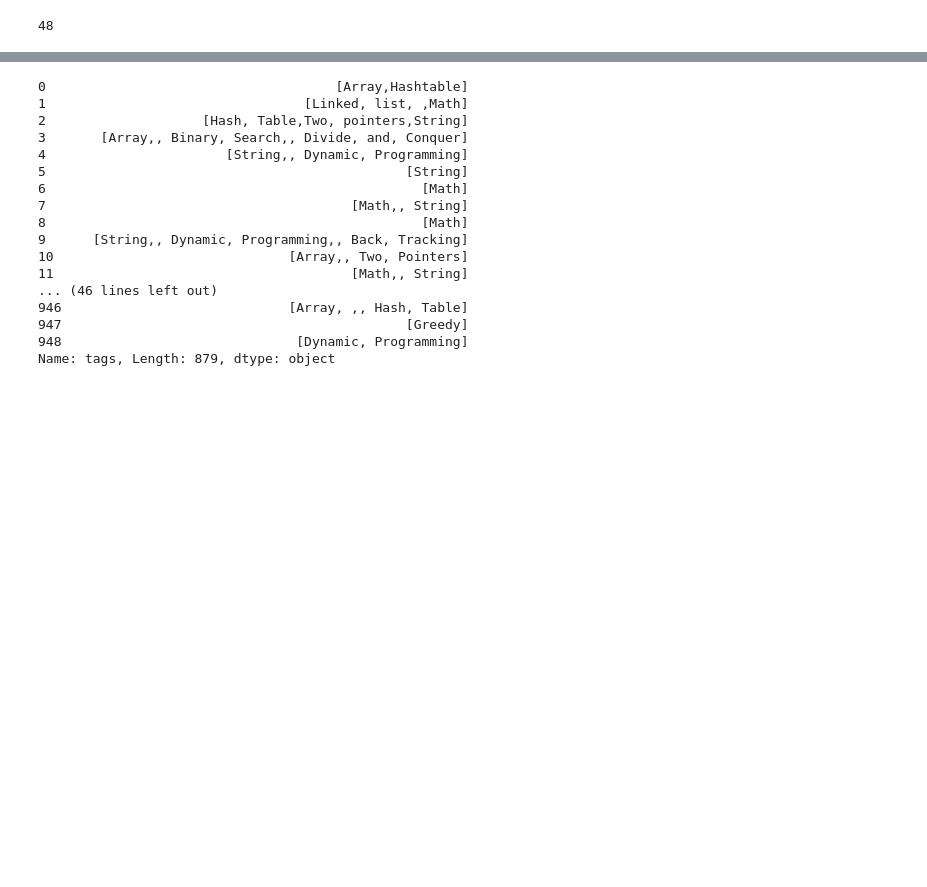
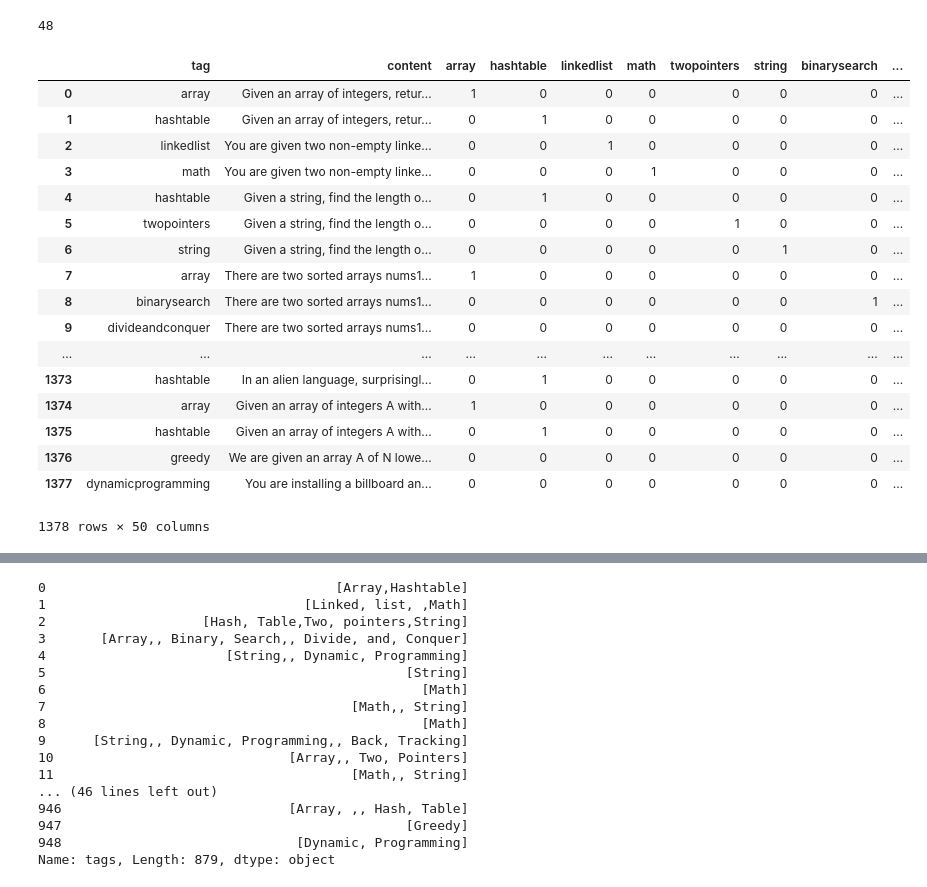
Before and after one commit to shashisp/multi_label, a Jupyter notebook: multi_label.ipynb, the cells around one changed output, grey strips where cells are left out. Cells and saved outputs as stored; diff of their text form; code cells hidden in the pictures; blank space fills up the shorter version.

```diff
--- a/multi_label.ipynb
+++ b/multi_label.ipynb
@@ -63,0 +87,21 @@ print(len(tags))
+# %%
+tag_to_content
+# %% [output]
+|  | tag | content | array | hashtable | linkedlist | math | twopointers | string | binarysearch | ... |
+| 0 | array | Given an array of integers, retur... | 1 | 0 | 0 | 0 | 0 | 0 | 0 | ... |
+| 1 | hashtable | Given an array of integers, retur... | 0 | 1 | 0 | 0 | 0 | 0 | 0 | ... |
+| 2 | linkedlist | You are given two non-empty linke... | 0 | 0 | 1 | 0 | 0 | 0 | 0 | ... |
+| 3 | math | You are given two non-empty linke... | 0 | 0 | 0 | 1 | 0 | 0 | 0 | ... |
+| 4 | hashtable | Given a string, find the length o... | 0 | 1 | 0 | 0 | 0 | 0 | 0 | ... |
+| 5 | twopointers | Given a string, find the length o... | 0 | 0 | 0 | 0 | 1 | 0 | 0 | ... |
+| 6 | string | Given a string, find the length o... | 0 | 0 | 0 | 0 | 0 | 1 | 0 | ... |
+| 7 | array | There are two sorted arrays nums1... | 1 | 0 | 0 | 0 | 0 | 0 | 0 | ... |
+| 8 | binarysearch | There are two sorted arrays nums1... | 0 | 0 | 0 | 0 | 0 | 0 | 1 | ... |
+| 9 | divideandconquer | There are two sorted arrays nums1... | 0 | 0 | 0 | 0 | 0 | 0 | 0 | ... |
+| ... | ... | ... | ... | ... | ... | ... | ... | ... | ... | ... |
+| 1373 | hashtable | In an alien language, surprisingl... | 0 | 1 | 0 | 0 | 0 | 0 | 0 | ... |
+| 1374 | array | Given an array of integers A with... | 1 | 0 | 0 | 0 | 0 | 0 | 0 | ... |
+| 1375 | hashtable | Given an array of integers A with... | 0 | 1 | 0 | 0 | 0 | 0 | 0 | ... |
+| 1376 | greedy | We are given an array A of N lowe... | 0 | 0 | 0 | 0 | 0 | 0 | 0 | ... |
+| 1377 | dynamicprogramming | You are installing a billboard an... | 0 | 0 | 0 | 0 | 0 | 0 | 0 | ... |
+1378 rows × 50 columns
```
Also changed, not shown: parts of 8 cells of this notebook.
